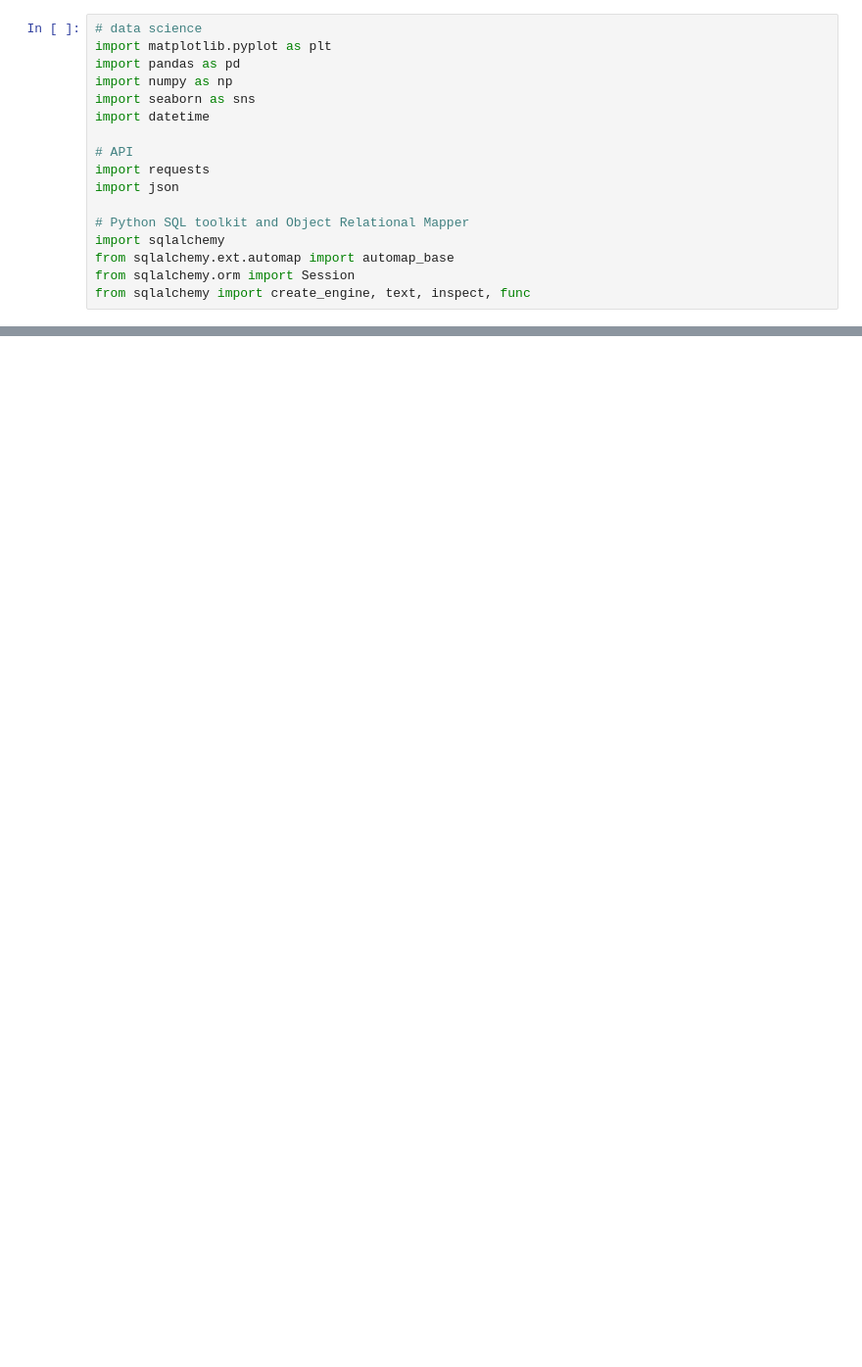
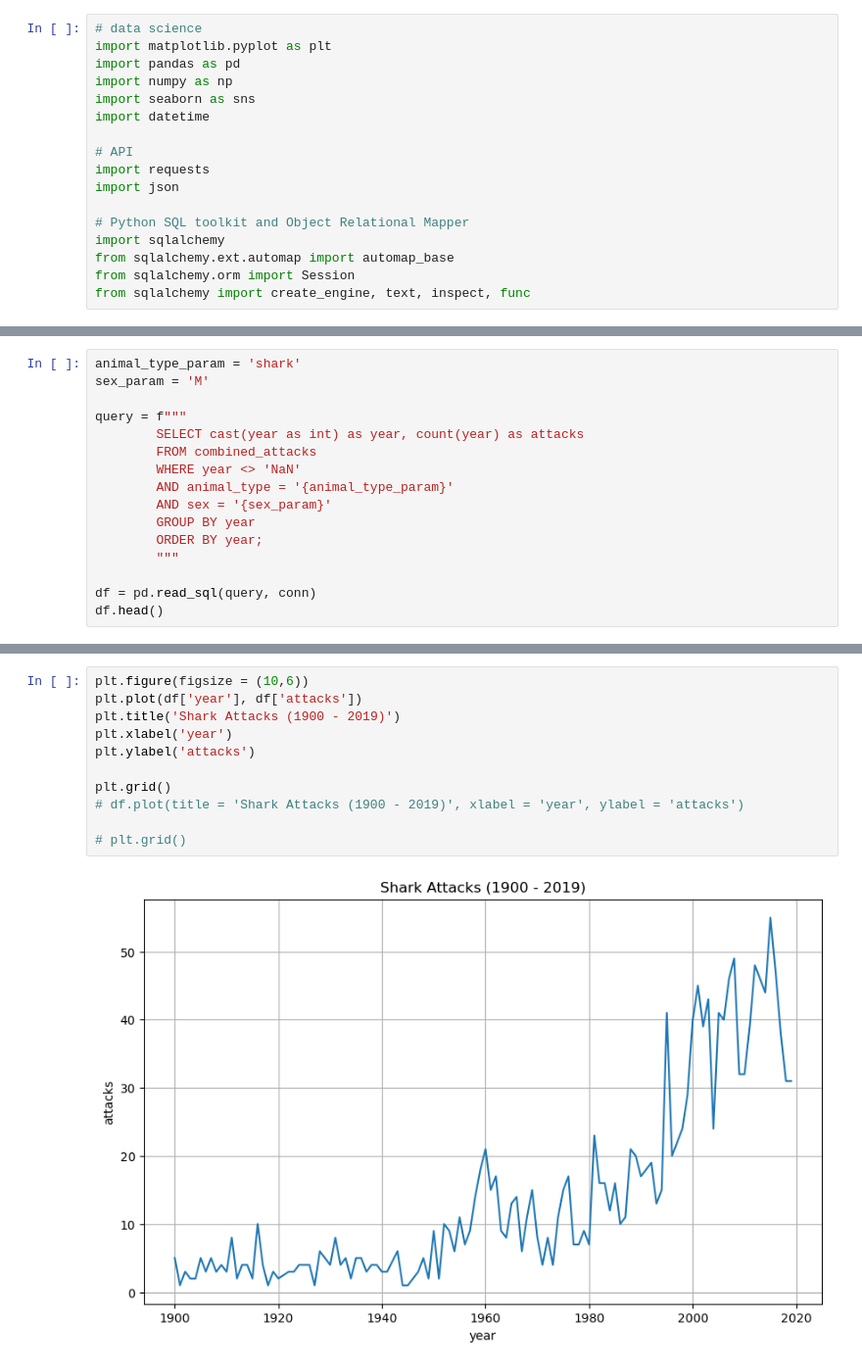
Before and after one commit to AIDecisions/project-3-group-2, a Jupyter notebook: eda/eda_carlos.ipynb, the cells around one changed output, grey strips where cells are left out. Shown: that part at 98% size. Drawn from its saved outputs; the diff is of its cells as text; blank space fills up the shorter version.

```diff
--- a/eda/eda_carlos.ipynb
+++ b/eda/eda_carlos.ipynb
@@ -49,0 +56,16 @@ df.head()
+# %%
+animal_type_param = 'shark'
+sex_param = 'M'
+
+query = f"""
+        SELECT cast(year as int) as year, count(year) as attacks
+        FROM combined_attacks
+        WHERE year <> 'NaN'
+        AND animal_type = '{animal_type_param}'
+        AND sex = '{sex_param}'
+        GROUP BY year
+        ORDER BY year;
+        """
+
+df = pd.read_sql(query, conn)
+df.head()
@@ -49,0 +79,13 @@ df.head()
+# %%
+plt.figure(figsize = (10,6))
+plt.plot(df['year'], df['attacks'])
+plt.title('Shark Attacks (1900 - 2019)')
+plt.xlabel('year')
+plt.ylabel('attacks')
+
+plt.grid()
+# df.plot(title = 'Shark Attacks (1900 - 2019)', xlabel = 'year', ylabel = 'attacks')
+
+# plt.grid()
+# %% [output]
+[figure, added]
```
Also changed, not shown: parts of 9 cells of this notebook, 8 other files.
